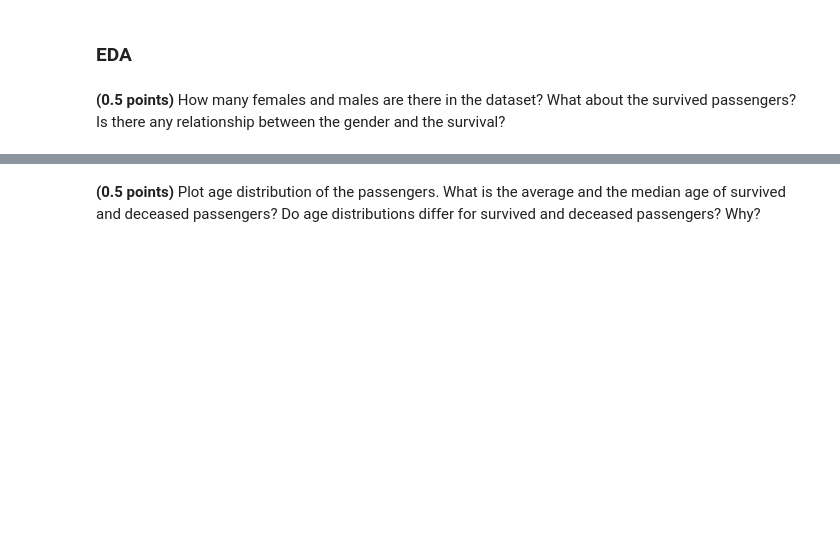
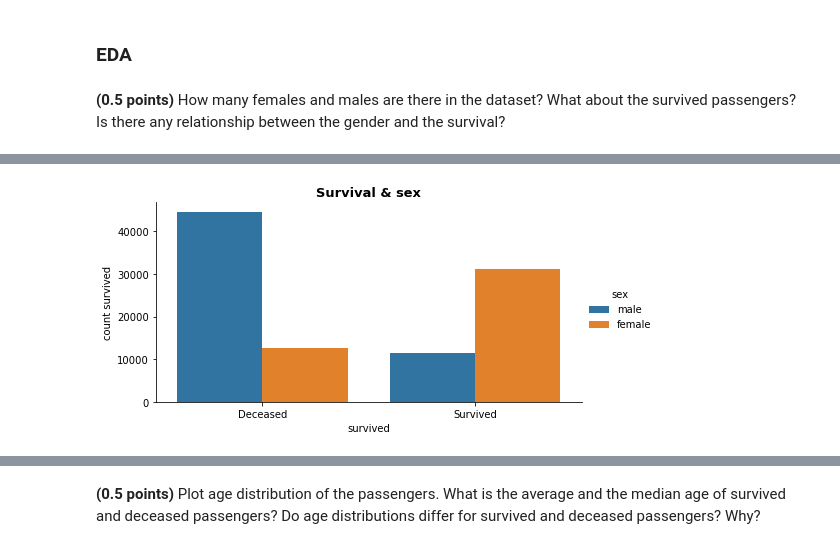
Before and after one commit to kastrubait/ml-intro-2022Q1, a Jupyter notebook: task-5_hw_classification.ipynb, the cells around one changed output, grey strips where cells are left out. Drawn from its saved outputs; the diff is of its cells as text; code cells hidden in the pictures; blank space fills up the shorter version.

```diff
--- a/task-5_hw_classification.ipynb
+++ b/task-5_hw_classification.ipynb
@@ -511,0 +557,10 @@ data.head()
+# %%
+# Survival & sex
+ax2 = sns.catplot(x='survived', data=data, kind='count', hue='sex',  aspect=2, height=3.5)
+plt.title('Survival & sex', fontsize=13, weight='bold')
+plt.ylabel('count survived')
+plt.xticks([0,1], ['Deceased', 'Survived'])
+
+plt.show()
+# %% [output]
+[figure, added]
```
Also changed, not shown: parts of 46 cells of this notebook, 2 other files.
